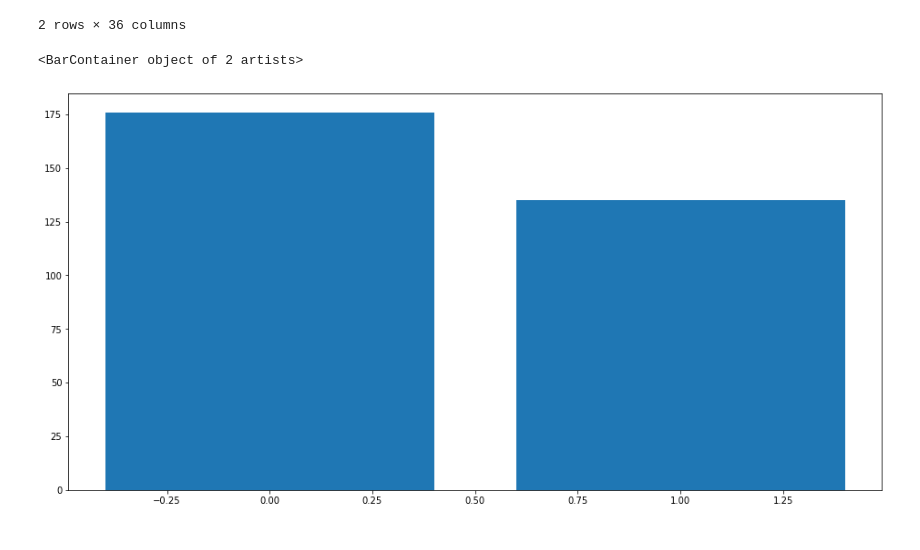
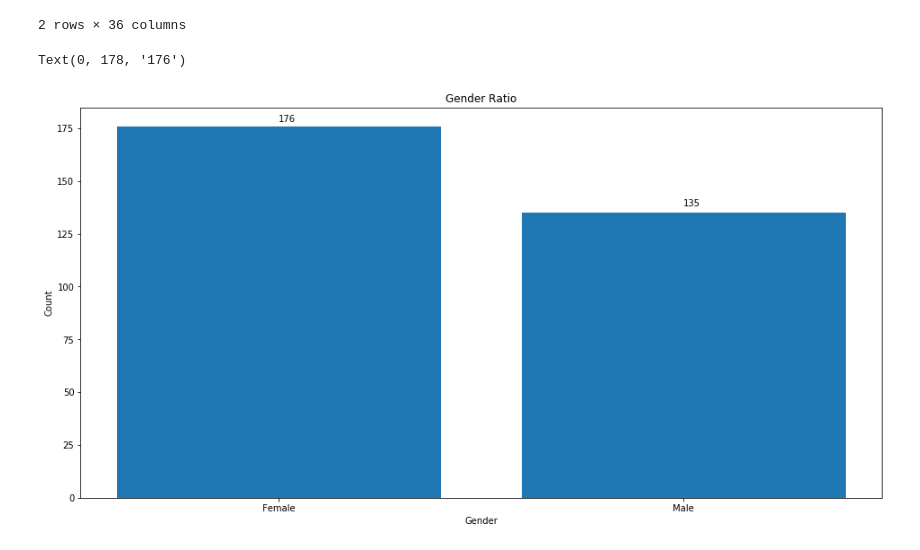
Before and after one commit to jessicac818/Netflix-Midterm-Project-1, a Jupyter notebook: Diversity in the Workforce Group 6.ipynb, the cells around one changed output. Drawn from its saved outputs; the diff is of its cells as text; code cells hidden in the pictures.

```diff
--- a/Diversity in the Workforce Group 6.ipynb
+++ b/Diversity in the Workforce Group 6.ipynb
@@ -111,7 +163,18 @@ Gender
 # %%
 #Overall Diversity base on Gender.
 fig = plt.figure(figsize = (16,8))
 plt.bar(Gender['GenderID'],Gender['RaceDesc'])
+
+#Fixing our labels on the graph
+sex = ["Female","Male"]
+plt.xlabel("Gender")
+plt.ylabel('Count')
+
+plt.xticks([0,1,], sex)
+plt.title("Gender Ratio")
+
+plt.annotate('135', xy=(1,138))
+plt.annotate('176', xy=(0,178))
 # %% [output]
-<BarContainer object of 2 artists>
+Text(0, 178, '176')
-[figure, old version]
+[figure, new version]
```
Also changed, not shown: parts of 17 cells of this notebook.
